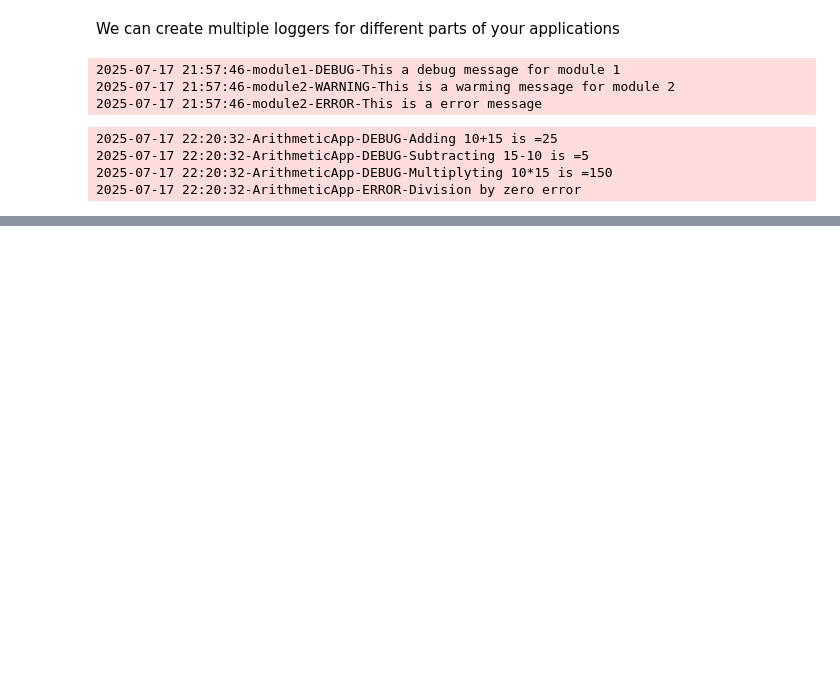
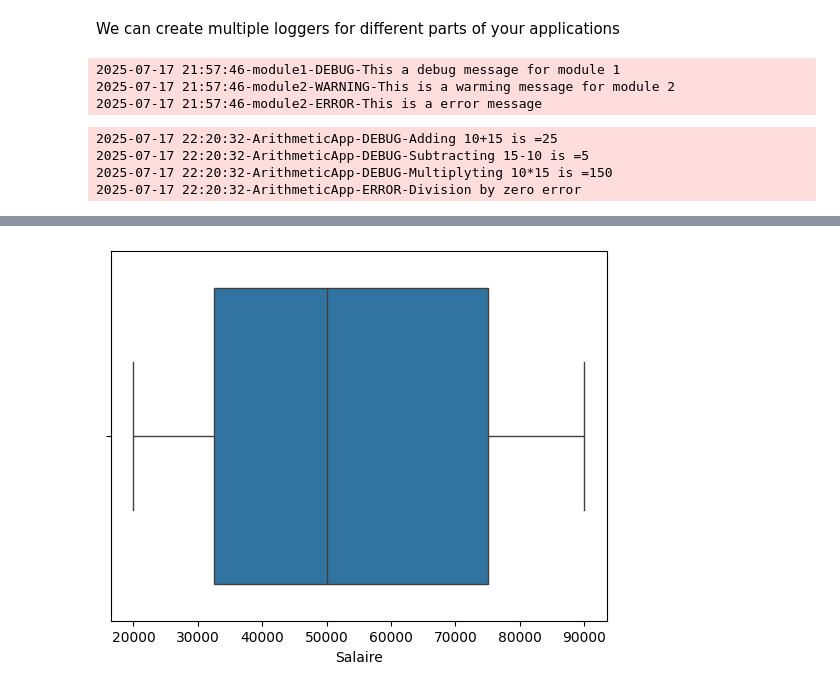
Before and after one commit to Barthez2023/PythonCode, a Jupyter notebook: python-basics/test.ipynb, the cells around one changed output, grey strips where cells are left out. Drawn from its saved outputs; the diff is of its cells as text; code cells hidden in the pictures; blank space fills up the shorter version.

```diff
--- a/python-basics/test.ipynb
+++ b/python-basics/test.ipynb
@@ -3357,0 +3553,5 @@ divide(20,0)
+# %%
+sns.boxplot(data=df,x='Salaire')  ##ici on presice x alors on doit founir un dataFrame
+plt.show()
+# %% [output]
+[figure, added]
```
Also changed, not shown: parts of 24 cells of this notebook, 1 other file.
